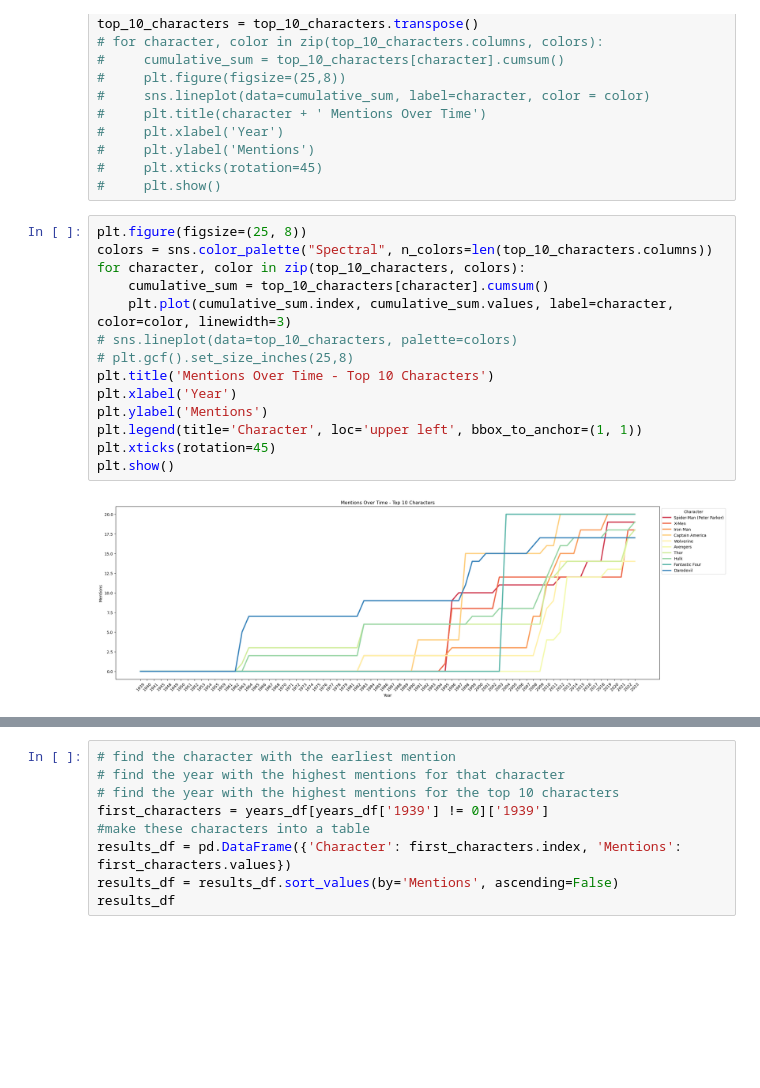
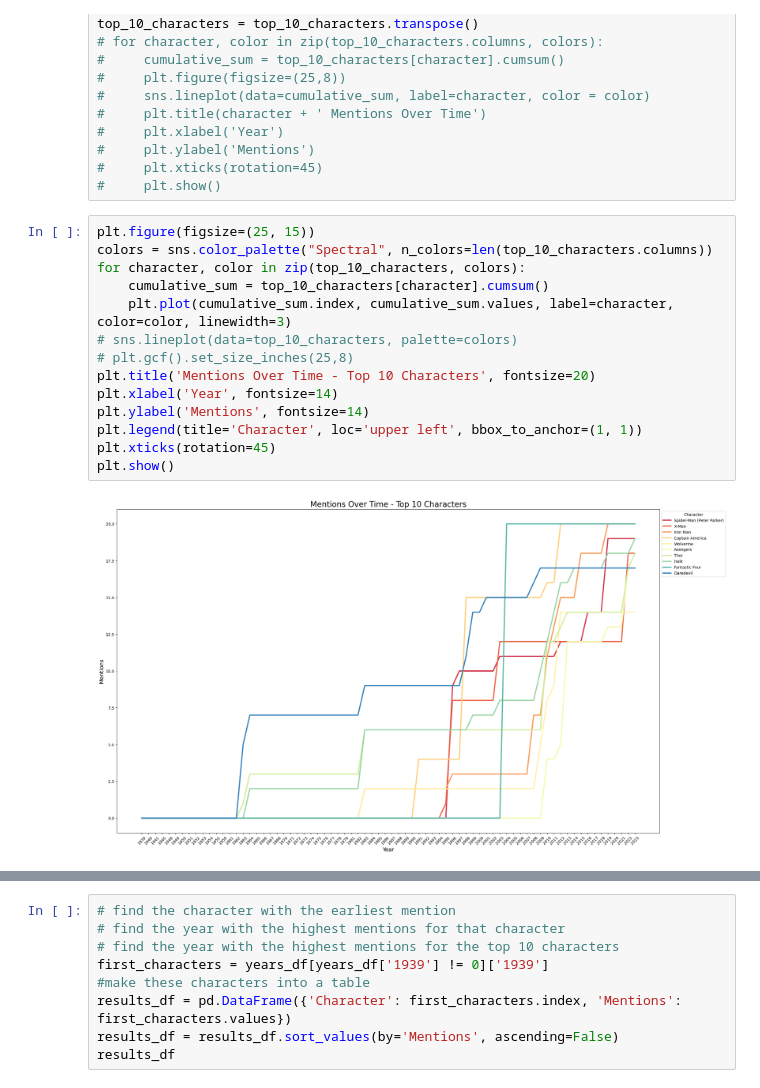
Before and after one commit to kylieclinton/edaproject, a Jupyter notebook: projecteda.ipynb, the cells around one changed output, grey strips where cells are left out. Drawn from its saved outputs; the diff is of its cells as text; blank space fills up the shorter version.

```diff
--- a/projecteda.ipynb
+++ b/projecteda.ipynb
@@ -304,21 +304,21 @@ top_10_characters = top_10_characters.transpose()
 #     plt.xticks(rotation=45)
 #     plt.show()
 # %%
-plt.figure(figsize=(25, 8))
+plt.figure(figsize=(25, 15))
 colors = sns.color_palette("Spectral", n_colors=len(top_10_characters.columns))
 for character, color in zip(top_10_characters, colors):
     cumulative_sum = top_10_characters[character].cumsum()
     plt.plot(cumulative_sum.index, cumulative_sum.values, label=character, color=color, linewidth=3)
 # sns.lineplot(data=top_10_characters, palette=colors)
 # plt.gcf().set_size_inches(25,8)
-plt.title('Mentions Over Time - Top 10 Characters')
-plt.xlabel('Year')
-plt.ylabel('Mentions')
+plt.title('Mentions Over Time - Top 10 Characters', fontsize=20)
+plt.xlabel('Year', fontsize=14)
+plt.ylabel('Mentions', fontsize=14)
 plt.legend(title='Character', loc='upper left', bbox_to_anchor=(1, 1))
 plt.xticks(rotation=45)
 plt.show()
 # %% [output]
-[figure, old version]
+[figure, new version]
 # %%
 avengers = years_df.loc[[
     "Iron Man", "Thor", "Hank Pym", "Wasp", "Hulk", "Captain America", "Avengers"
```
Also changed, not shown: parts of 7 cells of this notebook, 4 other files.
